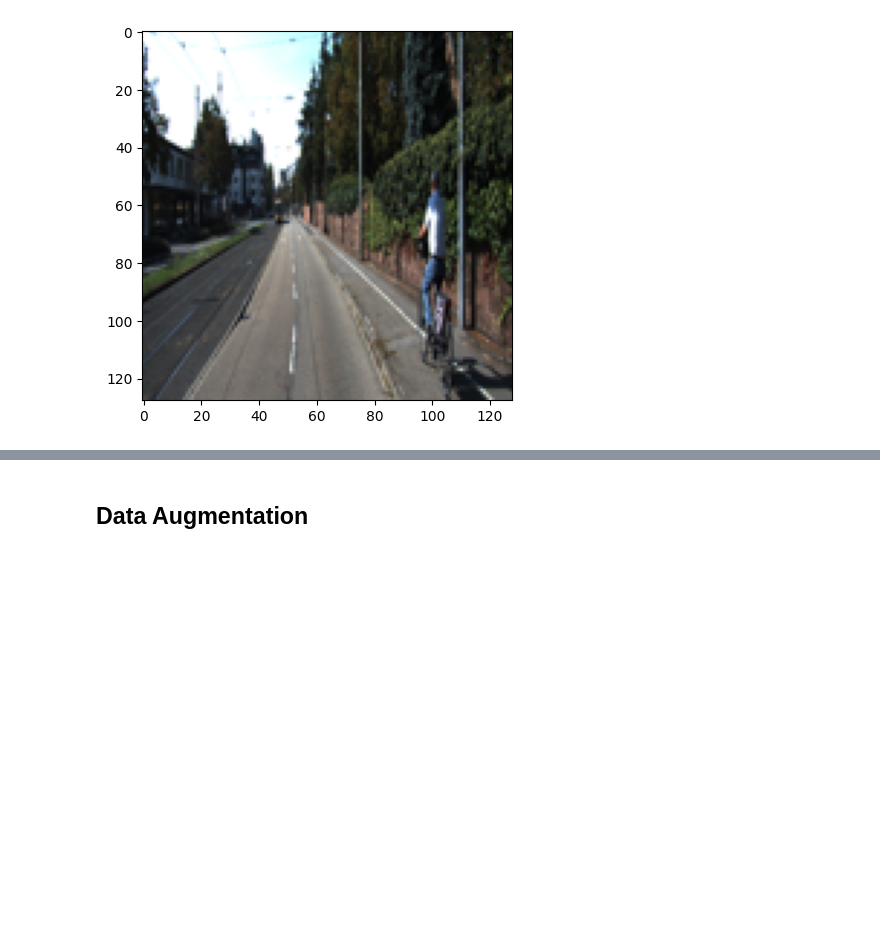
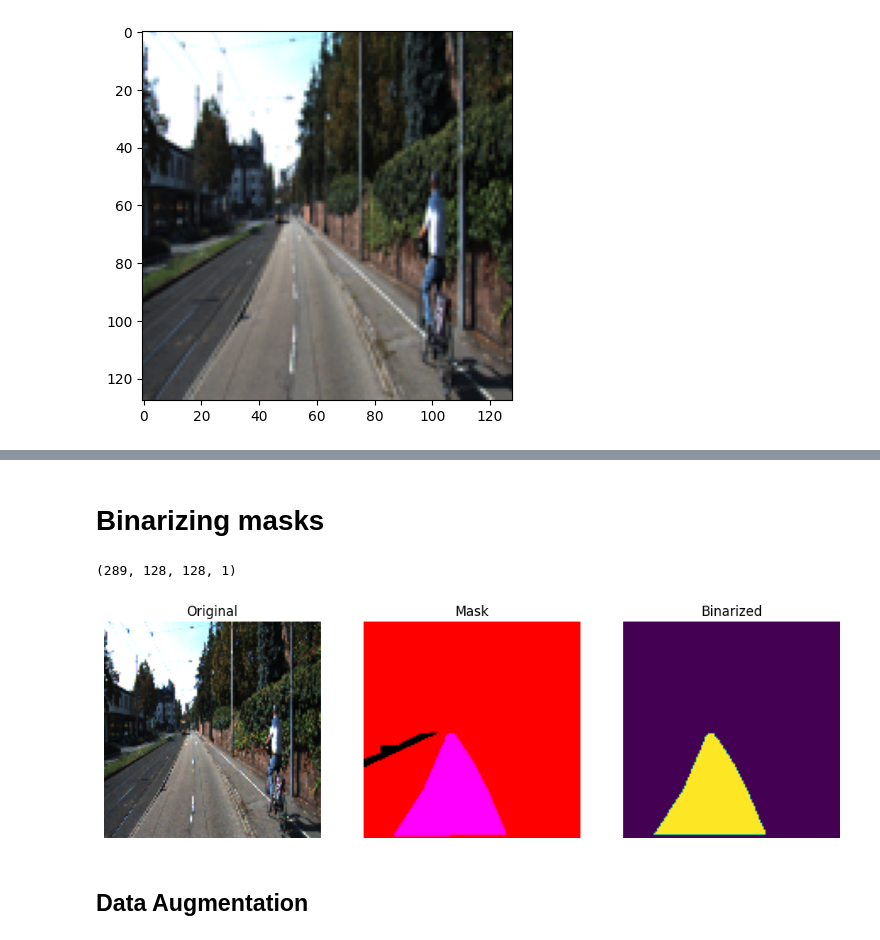
Before and after one commit to AbeRodz/computer-vision-II, a Jupyter notebook: project.ipynb, the cells around one changed output, grey strips where cells are left out. Drawn from its saved outputs; the diff is of its cells as text; code cells hidden in the pictures; blank space fills up the shorter version.

```diff
--- a/project.ipynb
+++ b/project.ipynb
@@ -160 +156,35 @@ plt.imshow(true_mask[0])
+# %%
+data=open_images_cv(train_data_dir,masked=False)
+masks=open_images_cv(train_gt_dir,masked=True)
+# %% [markdown]
+# Binarizing masks
+# %%
+def binarize(mask: np.ndarray):
+    """
+    Binarizes the mask image, and transforms it onto grayscale
+    """
+    road_label =np.array([255, 0, 255])
+    cond=np.all(mask == road_label, axis = 2)
+    mask=mask * cond[..., np.newaxis]
+    mask = cv.cvtColor(mask[..., :3],cv.COLOR_RGB2GRAY)
+    return mask
+# %%
+def convert_to_binary_mask(masks: np.ndarray) -> np.ndarray:
+    temp = []
+    mask_length=len(masks)
+    for i in range(mask_length):
+
+        temp.append(binarize(masks[i]))
+    binary_masks = np.array(temp)
+    binary_masks=np.expand_dims(binary_masks, axis=-1)
+    return binary_masks
+# %%
+binary_mask = convert_to_binary_mask(masks)
+binary_mask.shape
+# %% [output]
+(289, 128, 128, 1)
+# %%
+show_image_list([data[0], masks[0], binary_mask[0]],cmap=None,titles=["Original", "Mask","Binarized"])
+# %% [output]
+[figure, added]
 # %%
```
Also changed, not shown: parts of 103 cells of this notebook.
